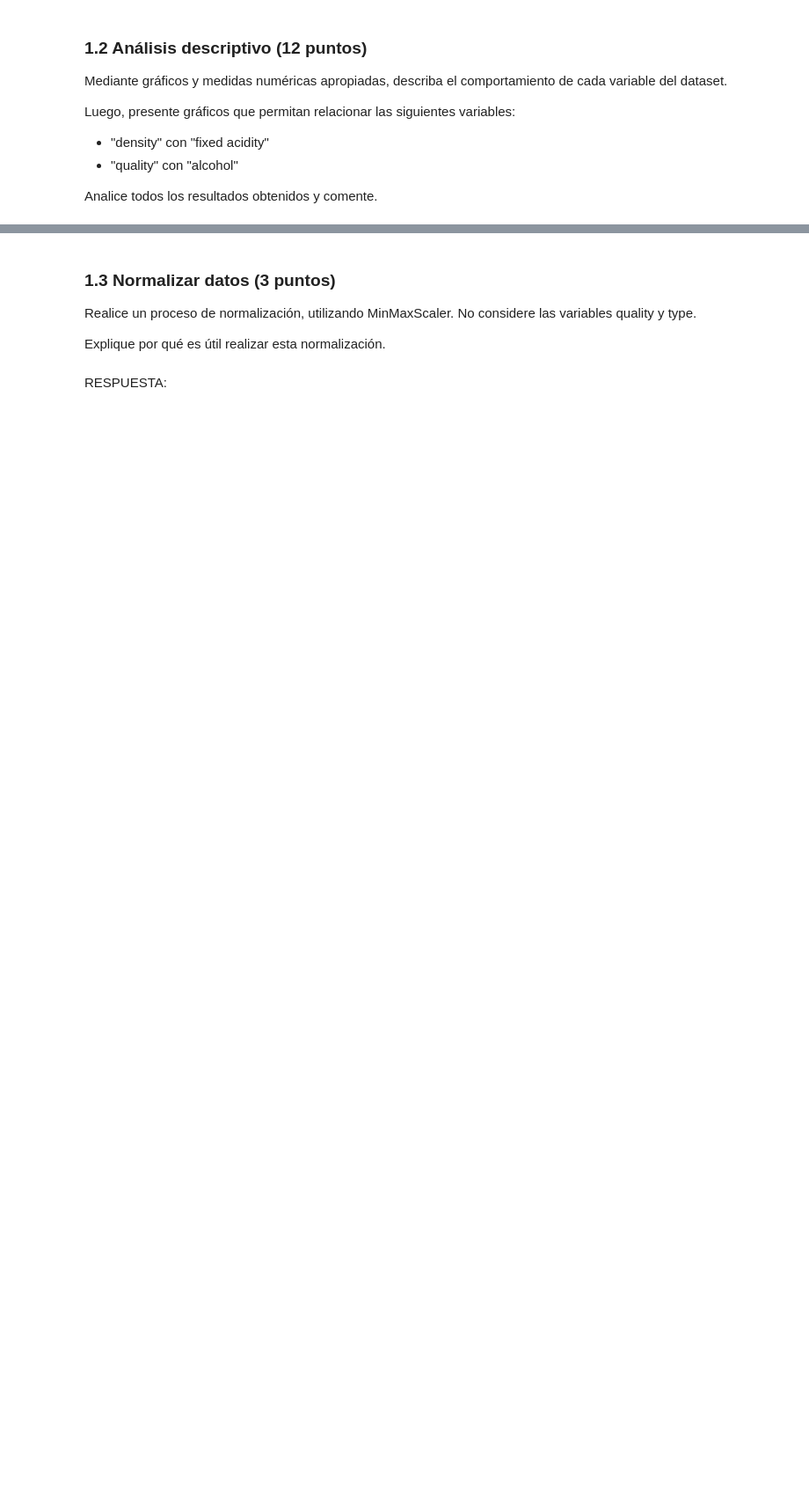
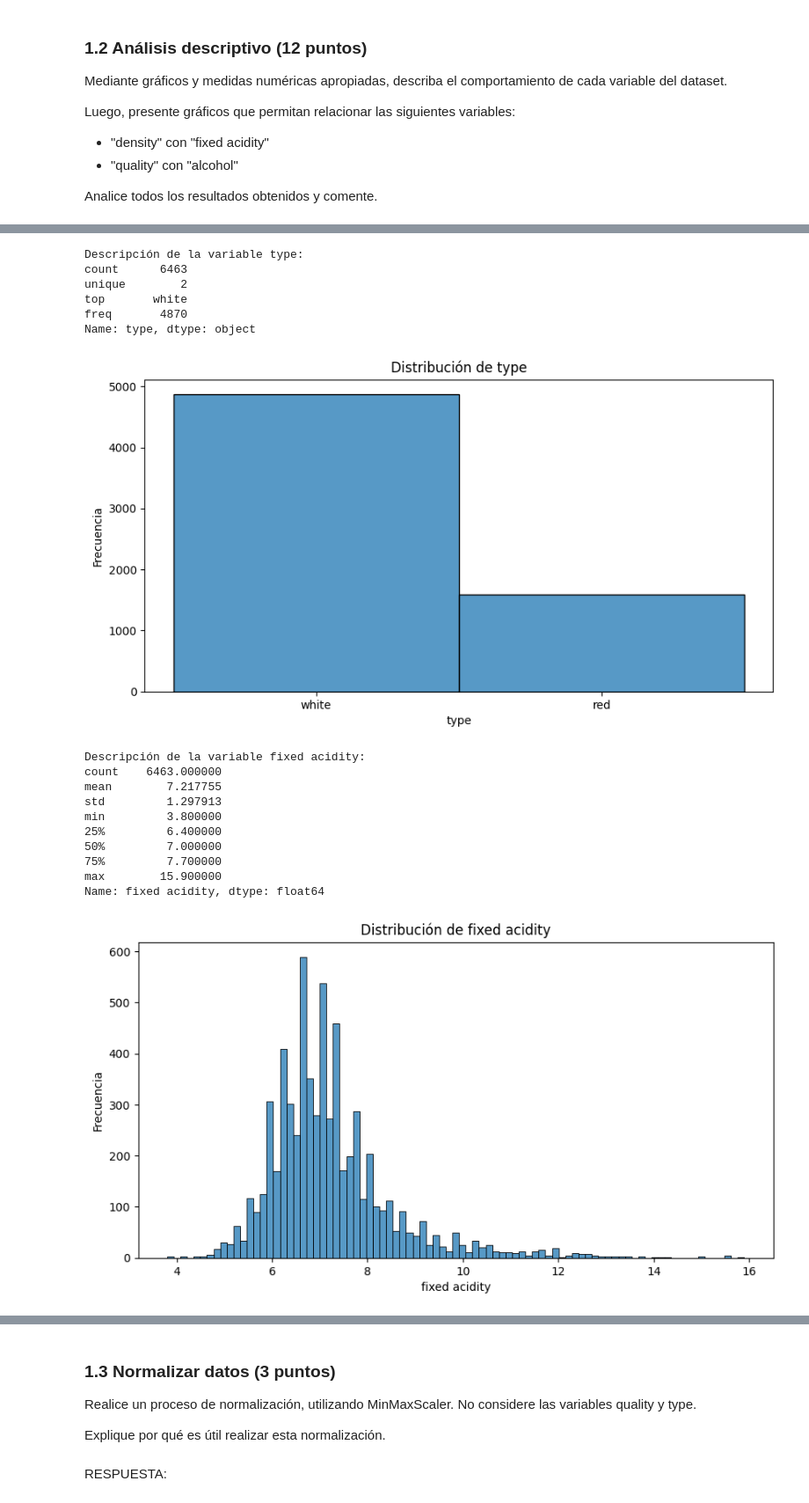
Before and after one commit to VicenteLavagnino/IIC2433, a Jupyter notebook: Tareas/T1/T1-VicenteLavagnino.ipynb, the cells around one changed output, grey strips where cells are left out. Shown at 88% size. Saved outputs shown, nothing was run; the diff lists cells and outputs as text; code cells hidden in the pictures; blank space fills up the shorter version.

```diff
--- a/Tareas/T1/T1-VicenteLavagnino.ipynb
+++ b/Tareas/T1/T1-VicenteLavagnino.ipynb
@@ -137,0 +104,33 @@ RESPUESTA:
+# %%
+# Graficos y medidad numericas para describir el comportamiento de cada variable del dataset
+def describe_variable(var):
+    print(f"Descripción de la variable {var}:")
+    print(df[var].describe())
+    plt.figure(figsize=(10, 5))
+    sns.histplot(df[var])
+    plt.title(f"Distribución de {var}")
+    plt.xlabel(var)
+    plt.ylabel("Frecuencia")
+    plt.show()
+
+for column in df.columns:
+    describe_variable(column)
+# %% [output]
+Descripción de la variable type:
+count      6463
+unique        2
+top       white
+freq       4870
+Name: type, dtype: object
+[figure, added]
+Descripción de la variable fixed acidity:
+count    6463.000000
+mean        7.217755
+std         1.297913
+min         3.800000
+25%         6.400000
+50%         7.000000
+75%         7.700000
+max        15.900000
+Name: fixed acidity, dtype: float64
+[figure, added]
```
Also changed, not shown: parts of 12 cells of this notebook, 2 other files.
